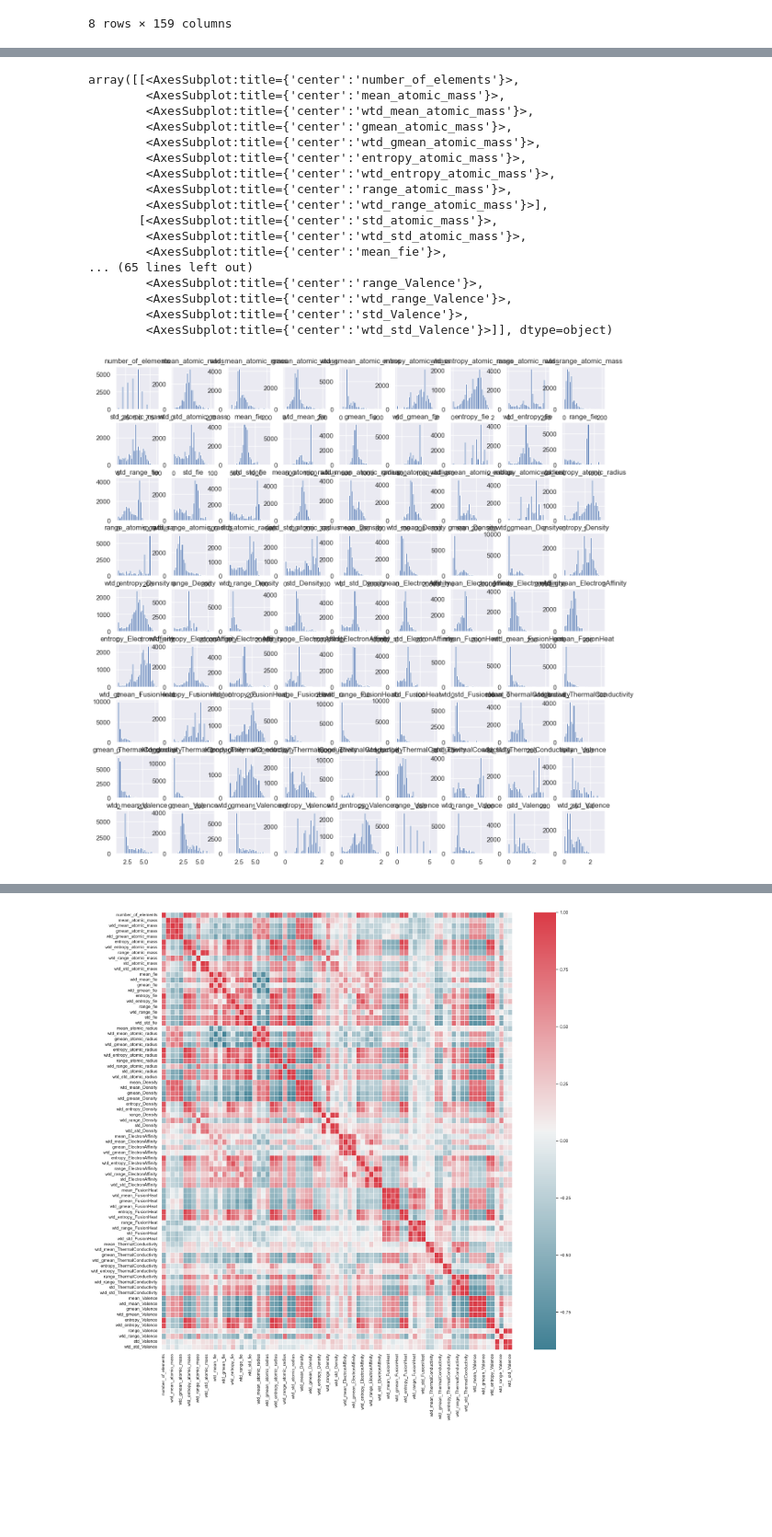
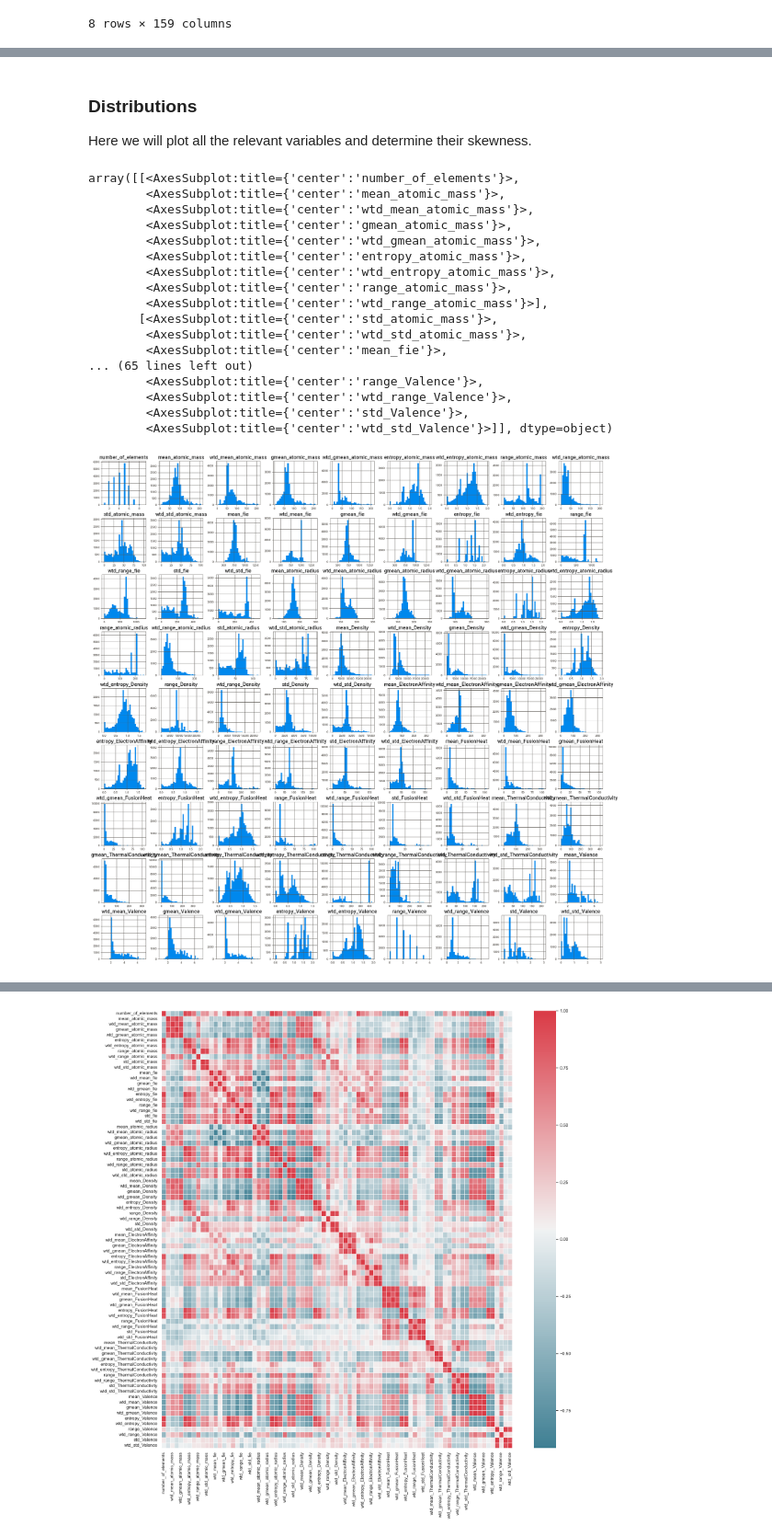
Before and after one commit to ryskgit/QTW_CaseStudy, a Jupyter notebook: Case Study 1/CS1_final.ipynb, the cells around one changed output, grey strips where cells are left out. Shown at 92% size. Saved outputs shown, nothing was run; the diff lists cells and outputs as text; code cells hidden in the pictures; blank space fills up the shorter version.

```diff
--- a/Case Study 1/CS1_final.ipynb
+++ b/Case Study 1/CS1_final.ipynb
@@ -78,25 +101,28 @@ df2 = df.copy()
 # %%
 # Create subset excluding elemnent variables
 df2_sub = df2.iloc[:, :81]
+# %% [markdown]
+### Distributions
+Here we will plot all the relevant variables and determine their skewness.
 # %%
 # Histogram plots at a glance
-df2_sub.hist(bins=30, figsize=(15, 15))
+df2_sub.hist(bins=30, figsize=(25, 25))
 # %% [output]
 array([[<AxesSubplot:title={'center':'number_of_elements'}>,
         <AxesSubplot:title={'center':'mean_atomic_mass'}>,
         <AxesSubplot:title={'center':'wtd_mean_atomic_mass'}>,
         <AxesSubplot:title={'center':'gmean_atomic_mass'}>,
         <AxesSubplot:title={'center':'wtd_gmean_atomic_mass'}>,
         <AxesSubplot:title={'center':'entropy_atomic_mass'}>,
         <AxesSubplot:title={'center':'wtd_entropy_atomic_mass'}>,
         <AxesSubplot:title={'center':'range_atomic_mass'}>,
         <AxesSubplot:title={'center':'wtd_range_atomic_mass'}>],
        [<AxesSubplot:title={'center':'std_atomic_mass'}>,
         <AxesSubplot:title={'center':'wtd_std_atomic_mass'}>,
         <AxesSubplot:title={'center':'mean_fie'}>,
 ... (65 lines left out)
         <AxesSubplot:title={'center':'range_Valence'}>,
         <AxesSubplot:title={'center':'wtd_range_Valence'}>,
         <AxesSubplot:title={'center':'std_Valence'}>,
         <AxesSubplot:title={'center':'wtd_std_Valence'}>]], dtype=object)
-[figure, old version]
+[figure, new version]
```
Also changed, not shown: parts of 19 cells of this notebook.
